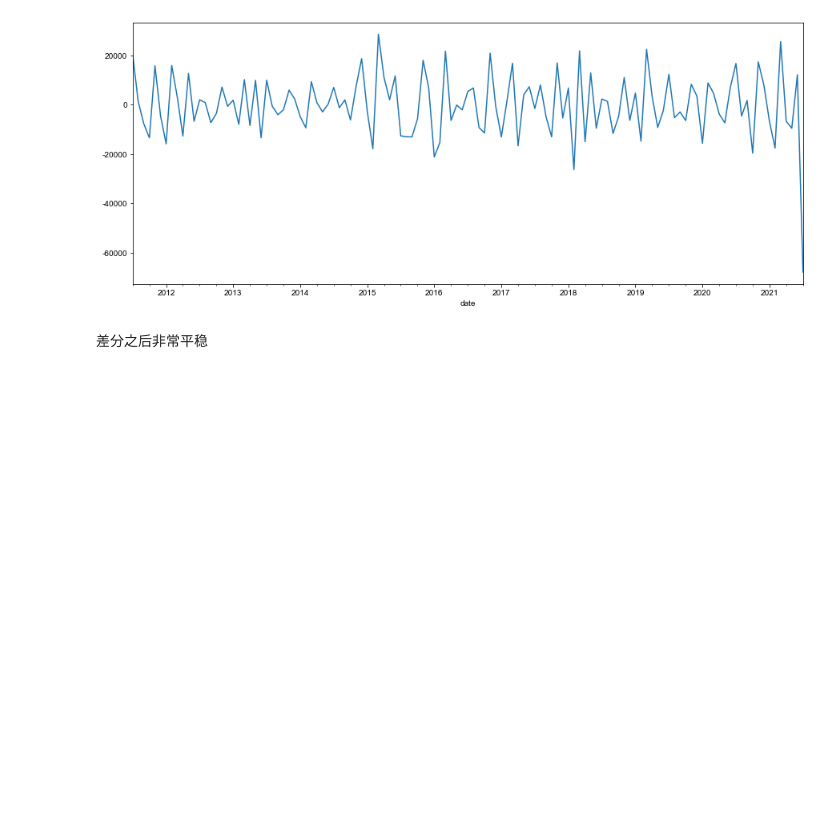
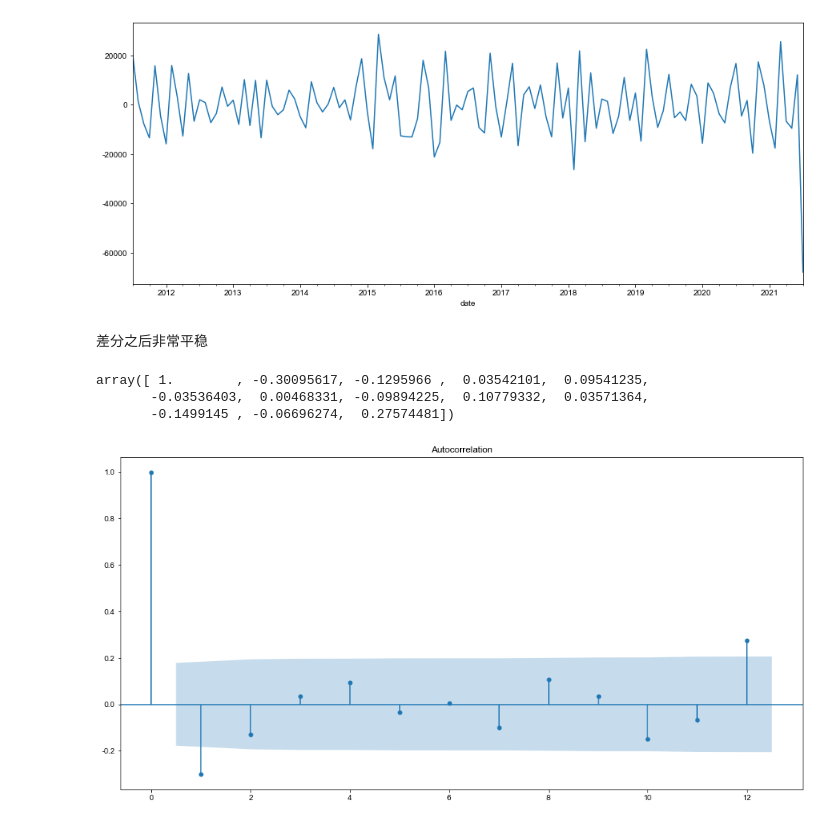
Before and after one commit to thales-ucas/zeal, a Jupyter notebook: ts.ipynb, the cells around one changed output. Cells and saved outputs as stored; diff of their text form; code cells hidden in the pictures; blank space fills up the shorter version.

```diff
--- a/ts.ipynb
+++ b/ts.ipynb
@@ -380,3 +383,12 @@ dickey(diff)
 [figure]
 # %% [markdown]
 差分之后非常平稳
+# %%
+fig, ax = plt.subplots(figsize=(16,8))
+tsaplots.plot_acf(diff, lags=12, ax=ax)
+stattools.acf(diff, nlags=12)
+# %% [output]
+array([ 1.        , -0.30095617, -0.1295966 ,  0.03542101,  0.09541235,
+       -0.03536403,  0.00468331, -0.09894225,  0.10779332,  0.03571364,
+       -0.1499145 , -0.06696274,  0.27574481])
+[figure, added]
```
Also changed, not shown: parts of 2 cells of this notebook.
